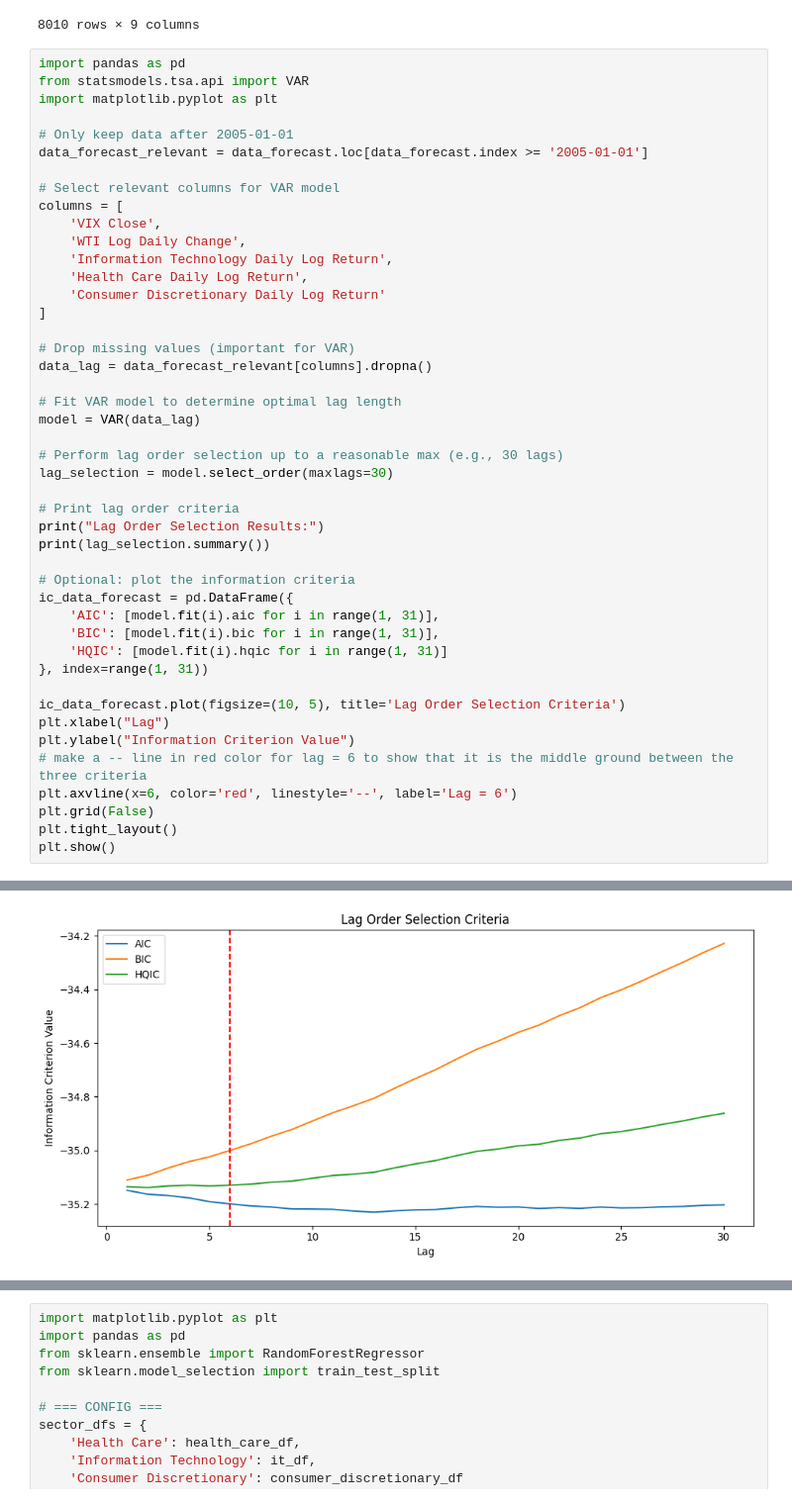
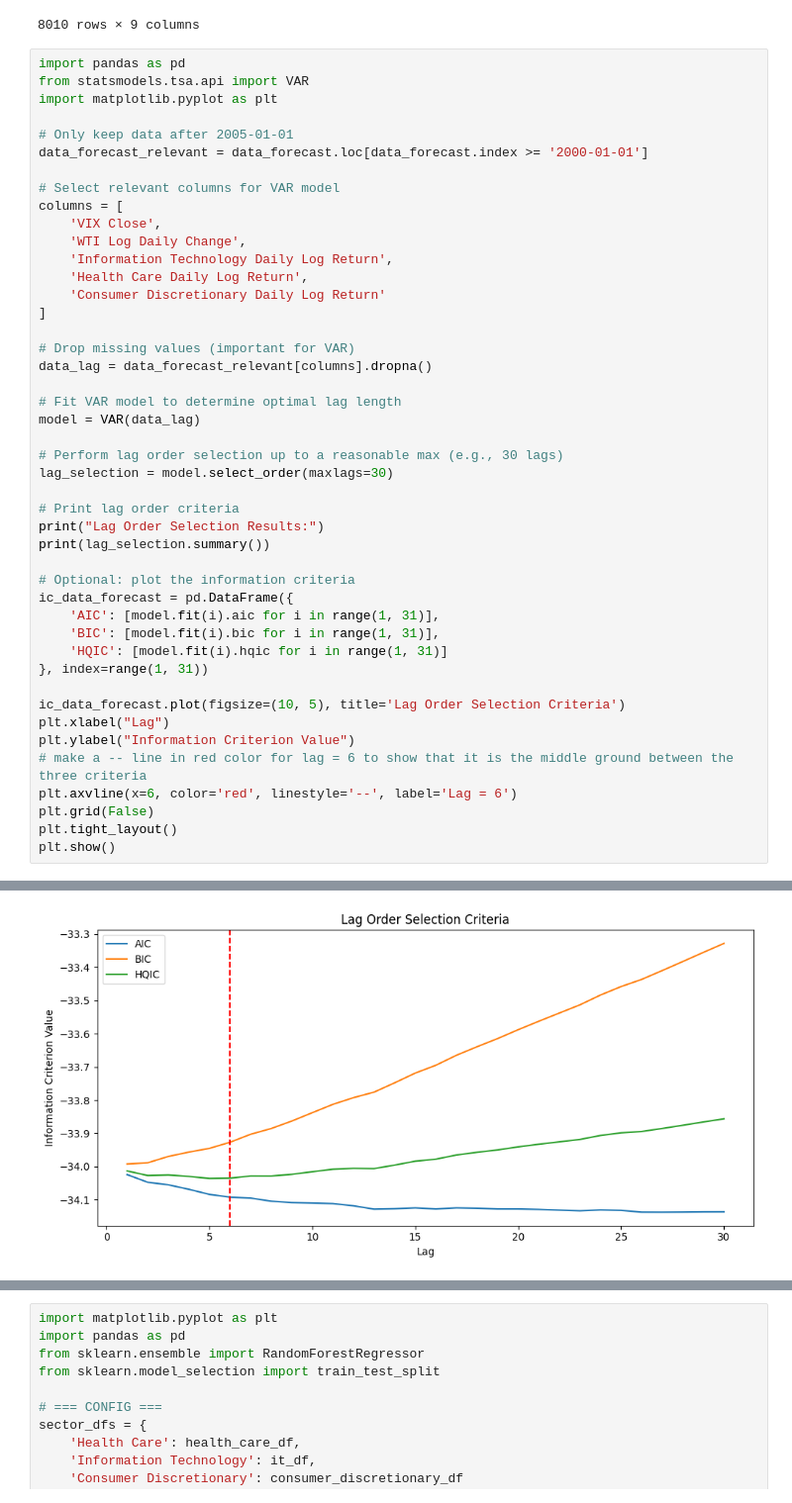
Before and after one commit to nico965j/Oil-Price-influence-on-Stock-Sectors, a Jupyter notebook: multivariate_gc_crisis_zoom Forecasting correct lags.ipynb, the cells around one changed output, grey strips where cells are left out. Shown at 99% size. Saved outputs shown, nothing was run; the diff lists cells and outputs as text.

```diff
--- a/multivariate_gc_crisis_zoom Forecasting correct lags.ipynb
+++ b/multivariate_gc_crisis_zoom Forecasting correct lags.ipynb
@@ -76,7 +93,7 @@ from statsmodels.tsa.api import VAR
 import matplotlib.pyplot as plt
 
 # Only keep data after 2005-01-01
-data_forecast_relevant = data_forecast.loc[data_forecast.index >= '2005-01-01']
+data_forecast_relevant = data_forecast.loc[data_forecast.index >= '2000-01-01']
 
 # Select relevant columns for VAR model
 columns = [
@@ -135,3 +152,3 @@ Lag Order Selection Results:
 --------------------------------------------------
-[figure, old version]
+[figure, new version]
 # %%
```
Also changed, not shown: parts of 5 cells of this notebook, 8 other files.
